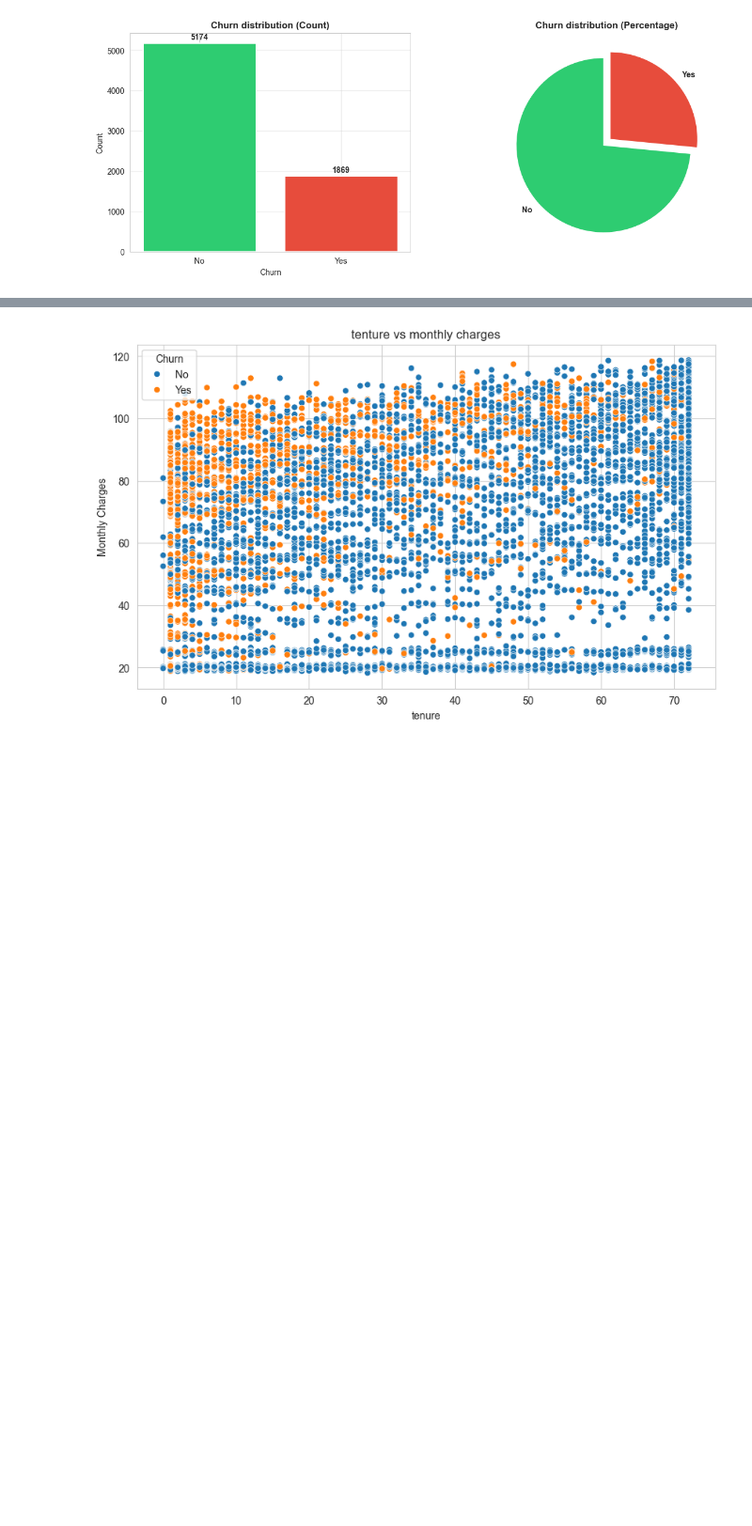
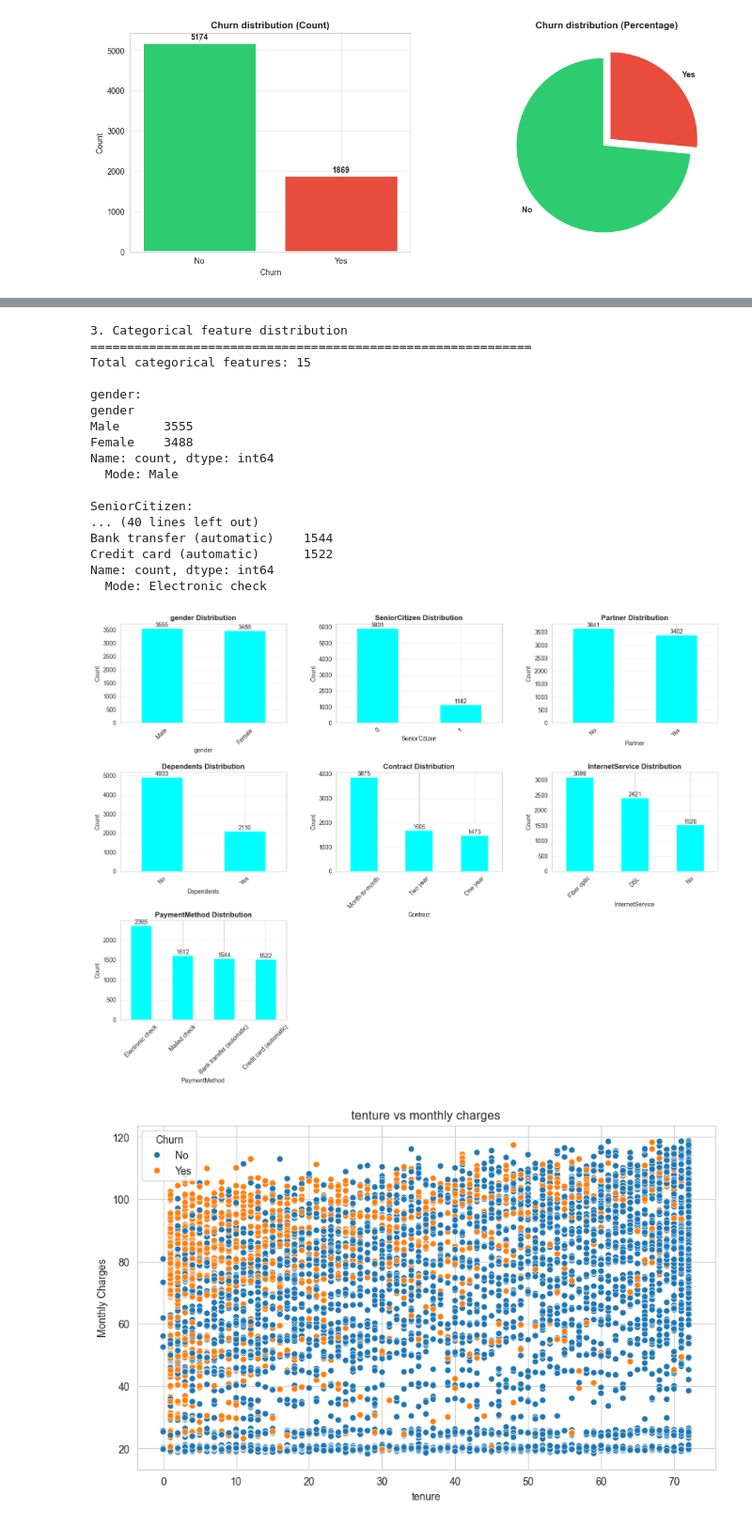
Before and after one commit to Niveka1998/telco-churn-prediction, a Jupyter notebook: Task1.ipynb, the cells around one changed output, grey strips where cells are left out. Shown at 94% size. Saved outputs shown, nothing was run; the diff lists cells and outputs as text; code cells hidden in the pictures; blank space fills up the shorter version.

Commit message:
categorical features distribution

```diff
--- a/Task1.ipynb
+++ b/Task1.ipynb
@@ -339,7 +341,65 @@ Kurtosis: -0.23
 # %%
 #3.Categorical feature analysis
 print("\n3. Categorical feature distribution")
 print("="*60)
+
+cat_cols = df.select_dtypes(include=['object']).columns.tolist()
+cat_cols.remove('customerID')
+cat_cols.remove('Churn')
+
+print(f"Total categorical features: {len(cat_cols)}")
+#analyze key categorical features
+
+key_cat = ['gender','SeniorCitizen','Partner', 'Dependents', 'Contract', 'InternetService','PaymentMethod']
+fig, axes = plt.subplots(3,3,figsize=(18,12))
+axes= axes.ravel()
+
+for idx, col in enumerate(key_cat):
+    if col == 'SeniorCitizen':
+        value_counts= df[col].value_counts()
+    else:
+        value_counts= df[col].value_counts()
+
+    #count plot
+    value_counts.plot(kind='bar', ax=axes[idx], color='cyan')
+    axes[idx].set_title(f'{col} Distribution', fontweight='bold')
+    axes[idx].set_xlabel(col)
+    axes[idx].set_ylabel('Count')
+    axes[idx].tick_params(axis='x',rotation=45)
+    axes[idx].grid(axis='y', alpha=0.3)
+
+    for container in axes[idx].containers:
+        axes[idx].bar_label(container)
+
+    print(f"\n{col}:")
+    print(value_counts)
+    print(f"  Mode: {df[col].mode()[0]}")
+
+# Hide unused subplots
+for i in range(len(key_cat), 9):
+    axes[i].set_visible(False)
+
+plt.subplots_adjust(hspace=0.5, wspace=0.3)
+plt.show()
+# %% [output]
+3. Categorical feature distribution
+============================================================
+Total categorical features: 15
+
+gender:
+gender
+Male      3555
+Female    3488
+Name: count, dtype: int64
+  Mode: Male
+
+SeniorCitizen:
+... (40 lines left out)
+Bank transfer (automatic)    1544
+Credit card (automatic)      1522
+Name: count, dtype: int64
+  Mode: Electronic check
+[figure, added]
 # %%
 sns.scatterplot(x=df.tenure, y=df.MonthlyCharges, data=df , hue=df.Churn)
 plt.title('tenture vs monthly charges')
```
Also changed, not shown: parts of 6 cells of this notebook.
